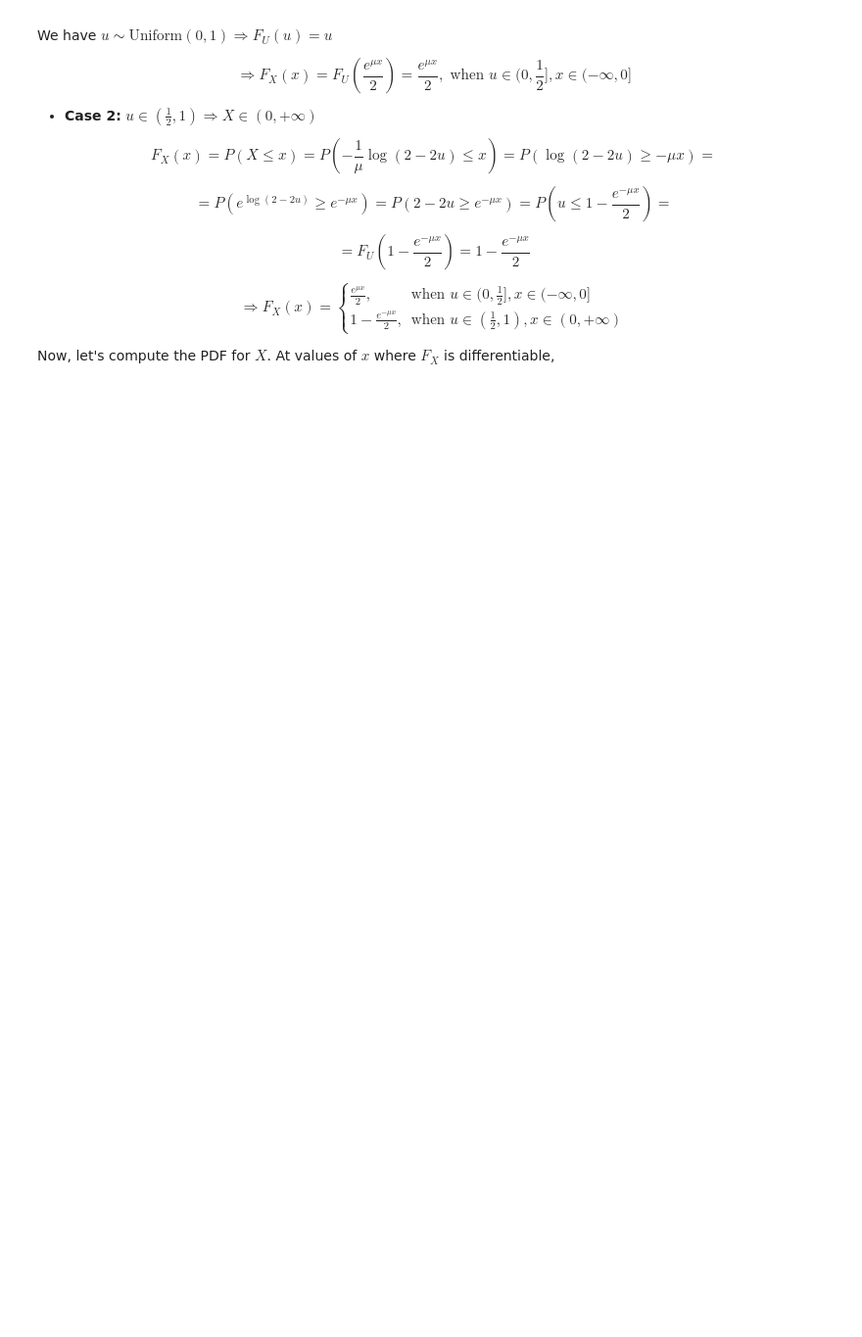
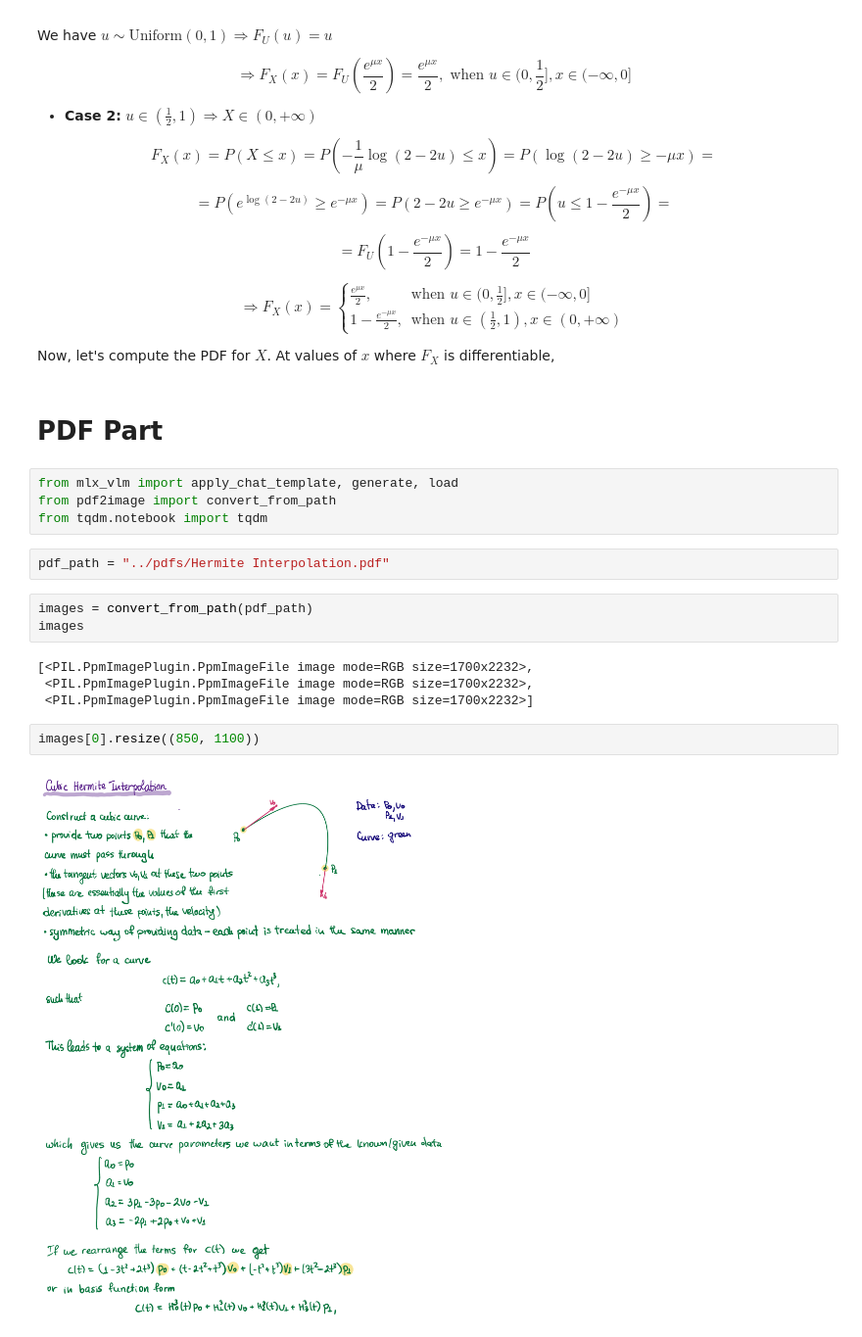
Before and after one commit to JoeJoe1313/LLMs-Journey, a Jupyter notebook: VLMs/nanonets_handwritten_maths.ipynb, the cells around one changed output. Shown at 98% size. Saved outputs shown, nothing was run; the diff lists cells and outputs as text; blank space fills up the shorter version.

```diff
--- a/VLMs/nanonets_handwritten_maths.ipynb
+++ b/VLMs/nanonets_handwritten_maths.ipynb
@@ -90,3 +92,22 @@ $$= F_U(1 - \frac{e^{-\mu x}}{2}) = 1 - \frac{e^{-\mu x}}{2}$$
 $$\Rightarrow F_X(x) = \begin{cases} \frac{e^{\mu x}}{2}, & \text{when } u \in (0, \frac{1}{2}], x \in (-\infty, 0] \\ 1 - \frac{e^{-\mu x}}{2}, & \text{when } u \in (\frac{1}{2}, 1), x \in (0, +\infty) \end{cases}$$
 
 Now, let's compute the PDF for $X$. At values of $x$ where $F_X$ is differentiable,
+# %% [markdown]
+# PDF Part
+# %%
+from mlx_vlm import apply_chat_template, generate, load
+from pdf2image import convert_from_path
+from tqdm.notebook import tqdm
+# %%
+pdf_path = "../pdfs/Hermite Interpolation.pdf"
+# %%
+images = convert_from_path(pdf_path)
+images
+# %% [output]
+[<PIL.PpmImagePlugin.PpmImageFile image mode=RGB size=1700x2232>,
+ <PIL.PpmImagePlugin.PpmImageFile image mode=RGB size=1700x2232>,
+ <PIL.PpmImagePlugin.PpmImageFile image mode=RGB size=1700x2232>]
+# %%
+images[0].resize((850, 1100))
+# %% [output]
+[figure, added]
```
Also changed, not shown: parts of 8 cells of this notebook, 5 other files.
